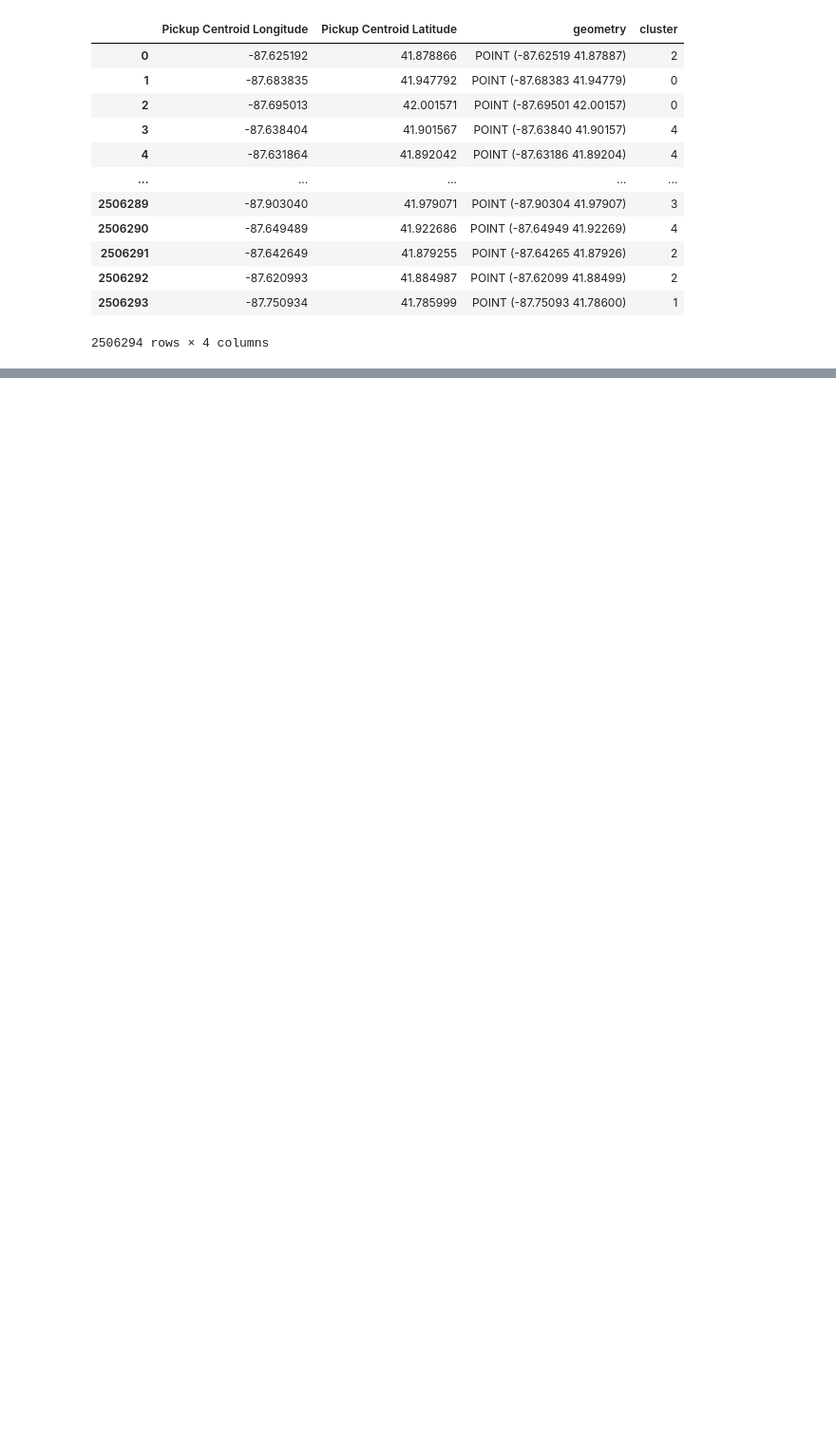
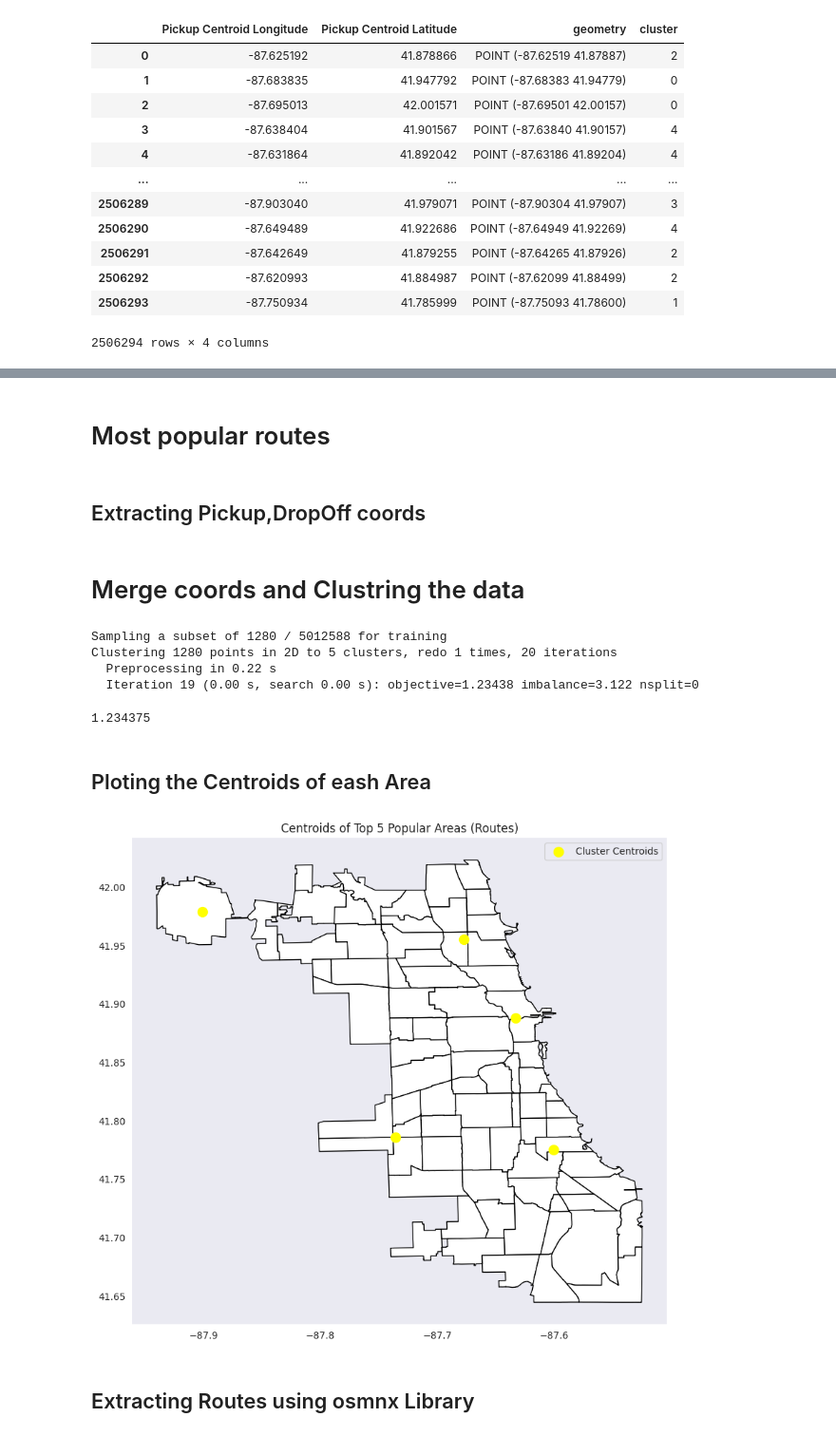
Before and after one commit to sboof911/City-life, a Jupyter notebook: CityLife.ipynb, the cells around one changed output, grey strips where cells are left out. Shown at 95% size. Saved outputs shown, nothing was run; the diff lists cells and outputs as text; code cells hidden in the pictures; blank space fills up the shorter version.

Commit message:
Kaggle Notebook | City Life | Version 2

```diff
--- a/CityLife.ipynb
+++ b/CityLife.ipynb
@@ -294,0 +277,39 @@ for data_type, hulls, title in [('Pickup', pickup_hulls, 'Pickup Clusters Densit
+# %% [markdown]
+# Most popular routes
+# %% [markdown]
+## Extracting Pickup,DropOff coords
+# %%
+pickup_coordinates = taxi_locations_df[['Pickup Centroid Latitude', 'Pickup Centroid Longitude']].values
+dropoff_coordinates = taxi_locations_df[['Dropoff Centroid Latitude', 'Dropoff Centroid Longitude']].values
+# %% [markdown]
+# Merge coords and Clustring the data
+# %%
+coordinates = np.vstack((pickup_coordinates, dropoff_coordinates))
+n_clusters = 5
+kmeans_faiss = faiss.Kmeans(d=coordinates.shape[1], k=n_clusters, niter=20, verbose=True)
+kmeans_faiss.train(coordinates)
+# %% [output]
+Sampling a subset of 1280 / 5012588 for training
+Clustering 1280 points in 2D to 5 clusters, redo 1 times, 20 iterations
+  Preprocessing in 0.22 s
+  Iteration 19 (0.00 s, search 0.00 s): objective=1.23438 imbalance=3.122 nsplit=0
+1.234375
+# %% [markdown]
+## Ploting the Centroids of eash Area
+# %%
+centroids = kmeans_faiss.centroids
+
+centroids_gdf = gpd.GeoDataFrame(geometry=gpd.points_from_xy(centroids[:, 1], centroids[:, 0]))
+
+fig, ax = plt.subplots(figsize=(10, 10))
+chicago_map.plot(ax=ax, color='white', edgecolor='black', legend=True)  # Plot the city map
+for _, spine in ax.spines.items():
+    spine.set_visible(False)
+centroids_gdf.plot(ax=ax, color='yellow', marker='o', markersize=100, label='Cluster Centroids')  # Plot centroids
+
+plt.title(f"Centroids of Top {n_clusters} Popular Areas (Routes)")
+plt.legend()
+
+plt.show()
+# %% [output]
+[figure, added]
@@ -294,0 +320,2 @@ for data_type, hulls, title in [('Pickup', pickup_hulls, 'Pickup Clusters Densit
+# %% [markdown]
+## Extracting Routes using osmnx Library
```
Also changed, not shown: parts of 37 cells of this notebook.
